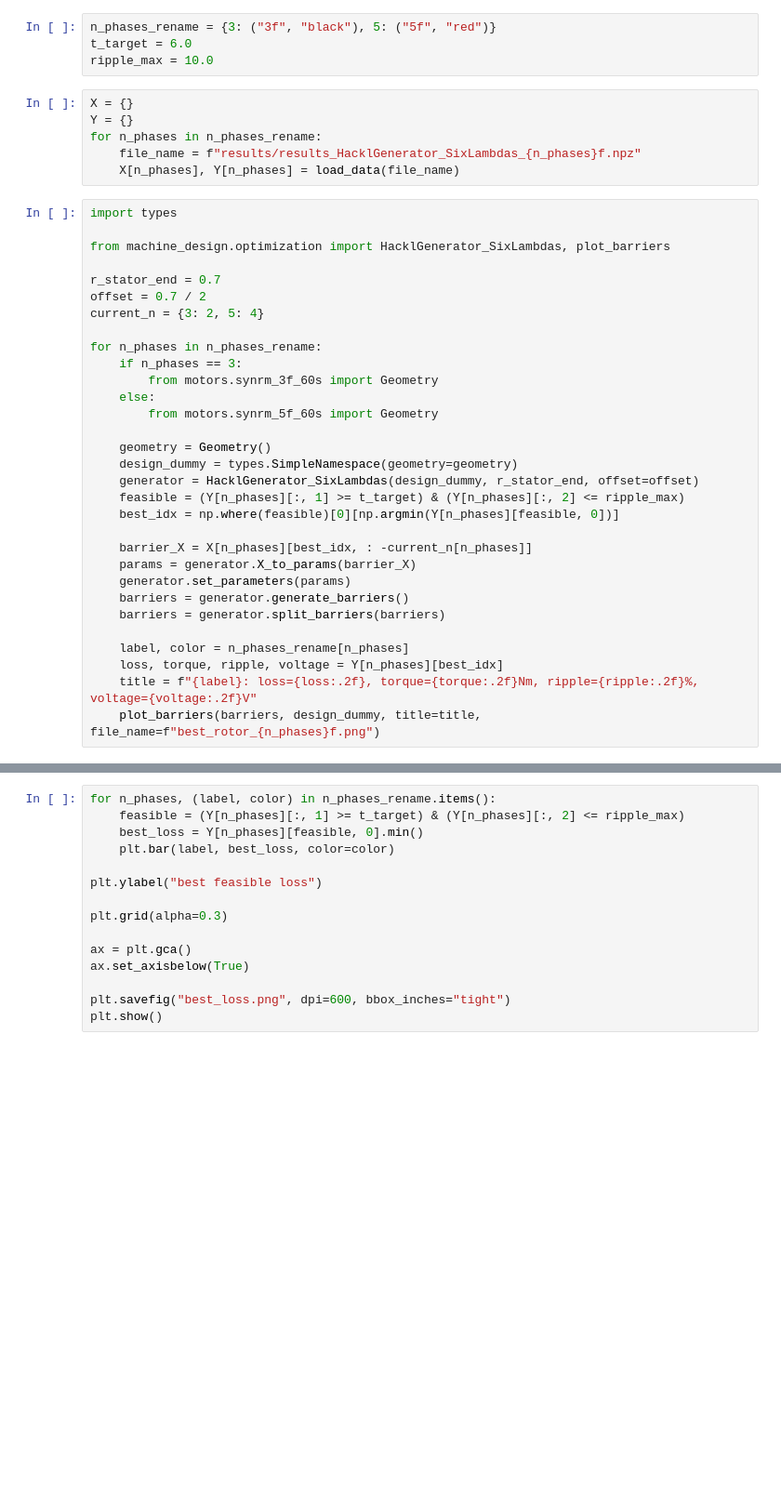
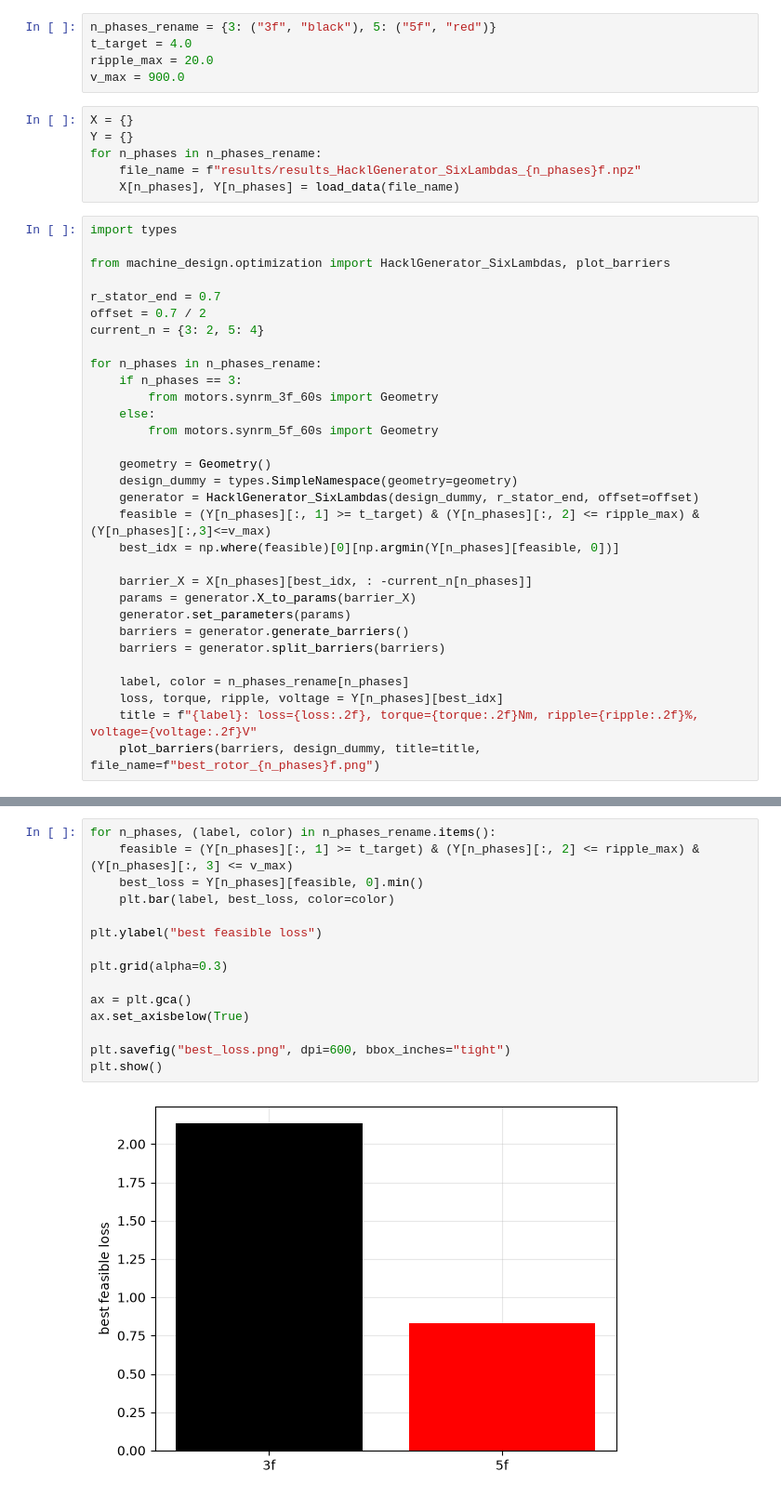
Before and after one commit to AI-RICE/MachineDesign, a Jupyter notebook: experiments/3f_vs_5f_nominal/analyze.ipynb, the cells around one changed output, grey strips where cells are left out. Shown at 93% size. Drawn from its saved outputs; the diff is of its cells as text; blank space fills up the shorter version.

```diff
--- a/experiments/3f_vs_5f_nominal/analyze.ipynb
+++ b/experiments/3f_vs_5f_nominal/analyze.ipynb
@@ -15,8 +15,9 @@ def load_data(file_name):
     return X, Y
 # %%
 n_phases_rename = {3: ("3f", "black"), 5: ("5f", "red")}
-t_target = 6.0
-ripple_max = 10.0
+t_target = 4.0
+ripple_max = 20.0
+v_max = 900.0
 # %%
 X = {}
 Y = {}
@@ -41,7 +42,7 @@ for n_phases in n_phases_rename:
     geometry = Geometry()
     design_dummy = types.SimpleNamespace(geometry=geometry)
     generator = HacklGenerator_SixLambdas(design_dummy, r_stator_end, offset=offset)
-    feasible = (Y[n_phases][:, 1] >= t_target) & (Y[n_phases][:, 2] <= ripple_max)
+    feasible = (Y[n_phases][:, 1] >= t_target) & (Y[n_phases][:, 2] <= ripple_max) & (Y[n_phases][:,3]<=v_max)
     best_idx = np.where(feasible)[0][np.argmin(Y[n_phases][feasible, 0])]
 
     barrier_X = X[n_phases][best_idx, : -current_n[n_phases]]
@@ -79,15 +84,17 @@ plt.savefig("results.png", dpi=300, bbox_inches="tight")
 # %%
 for n_phases, (label, color) in n_phases_rename.items():
-    feasible = (Y[n_phases][:, 1] >= t_target) & (Y[n_phases][:, 2] <= ripple_max)
+    feasible = (Y[n_phases][:, 1] >= t_target) & (Y[n_phases][:, 2] <= ripple_max) & (Y[n_phases][:, 3] <= v_max)
     best_loss = Y[n_phases][feasible, 0].min()
     plt.bar(label, best_loss, color=color)
 
 plt.ylabel("best feasible loss")
 
 plt.grid(alpha=0.3)
 
 ax = plt.gca()
 ax.set_axisbelow(True)
 
 plt.savefig("best_loss.png", dpi=600, bbox_inches="tight")
 plt.show()
+# %% [output]
+[figure, added]
```
Also changed, not shown: parts of 2 cells of this notebook.
